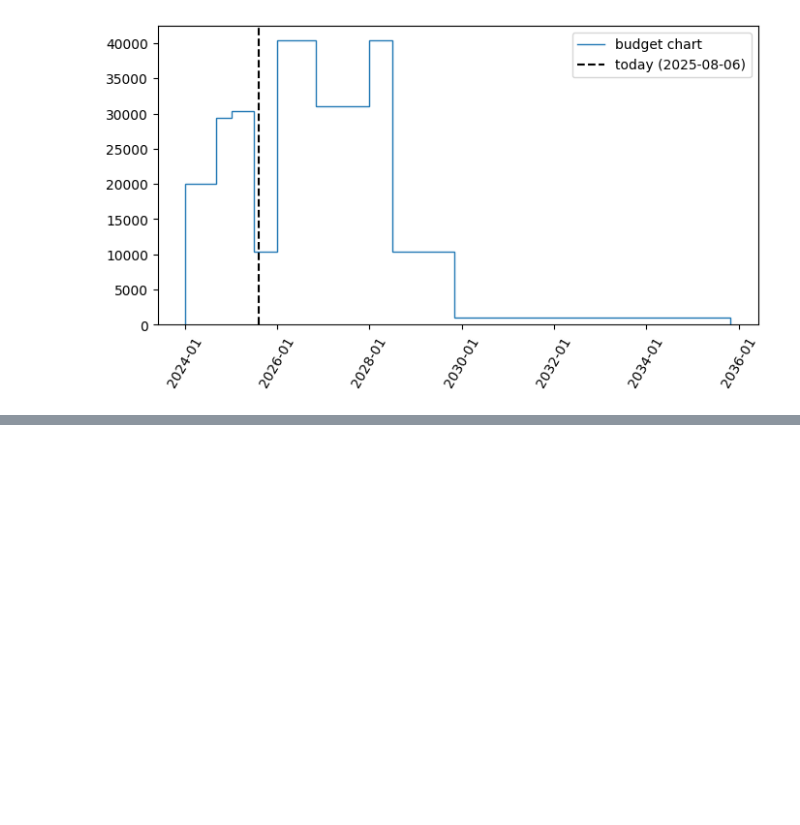
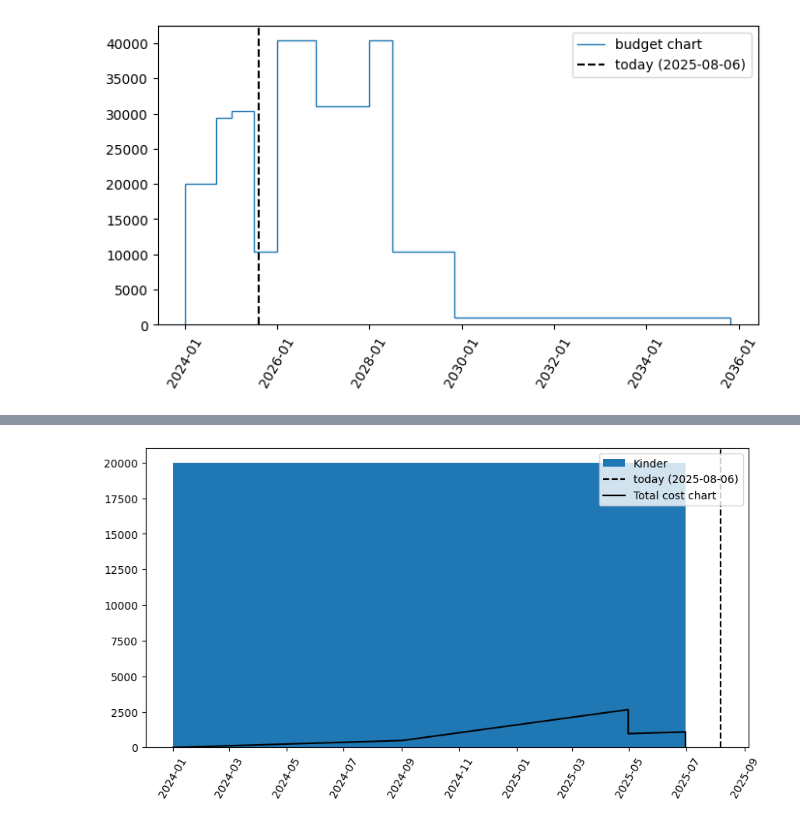
Before and after one commit to amirhoseinbidar/plot-proj, a Jupyter notebook: project.ipynb, the cells around one changed output, grey strips where cells are left out. Saved outputs shown, nothing was run; the diff lists cells and outputs as text; code cells hidden in the pictures; blank space fills up the shorter version.

```diff
--- a/project.ipynb
+++ b/project.ipynb
@@ -149,7 +186,7 @@ def plot_staff_cost(
 # %%
 import pandas as pd
 
-budget_df = pd.read_csv('sample.csv')
+budget_df = pd.read_csv('data/budget.csv')
 # %%
 budget_df["start"] = pd.to_datetime(budget_df["start"])
 budget_df["end"] = pd.to_datetime(budget_df["end"])
@@ -202,0 +240,5 @@ fig.show()
+# %%
+import pandas as pd
+
+participation_df = pd.read_csv('data/participation.csv')
+participation_df
@@ -202,0 +259,8 @@ fig.show()
+# %%
+fig, ax = plt.subplots(figsize=(10, 5))
+
+plot_budget(budget_df[budget_df['name']=='Kinder'], priority_type, priority_ascending, ax)
+plot_staff_proportional_cost(participation_df, cost_df, budget_df, "Kinder", ax, color='black', plot_today=False)
+plt.show()
+# %% [output]
+[figure, added]
```
Also changed, not shown: parts of 8 cells of this notebook, 4 other files.
